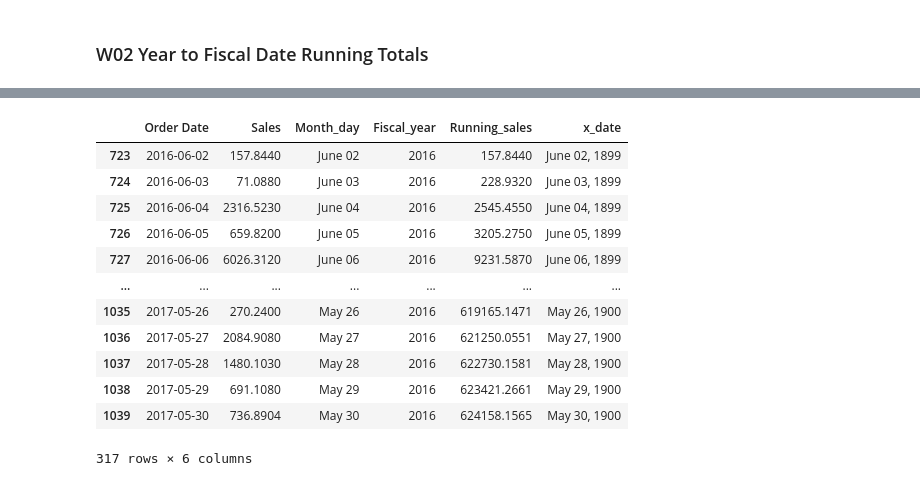
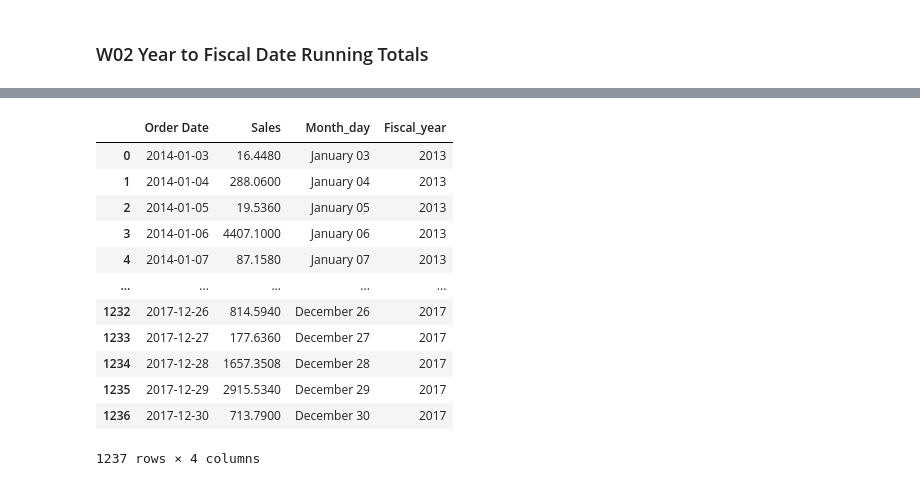
Before and after one commit to chenyulue/wow, a Jupyter notebook: wow.ipynb, the cells around one changed output, grey strips where cells are left out. Cells and saved outputs as stored; diff of their text form; code cells hidden in the pictures.

```diff
--- a/wow.ipynb
+++ b/wow.ipynb
@@ -333,26 +371,19 @@ fig.update_layout(
 )
 
 fig.show()
-# %%
-year = 2016
-filter_cond = data18w02_fiscal["Fiscal_year"] == year
-data18w02_year = data18w02_fiscal.loc[filter_cond, :]
-data18w02_year = data18w02_year.assign(
-    Running_sales=data18w02_year["Sales"].cumsum())
-
-data18w02_year = data18w02_year.assign(x_date=strptime)
-data18w02_year
-# %% [output]
-|  | Order Date | Sales | Month_day | Fiscal_year | Running_sales | x_date |
-| 723 | 2016-06-02 | 157.8440 | June 02 | 2016 | 157.8440 | June 02, 1899 |
-| 724 | 2016-06-03 | 71.0880 | June 03 | 2016 | 228.9320 | June 03, 1899 |
-| 725 | 2016-06-04 | 2316.5230 | June 04 | 2016 | 2545.4550 | June 04, 1899 |
-| 726 | 2016-06-05 | 659.8200 | June 05 | 2016 | 3205.2750 | June 05, 1899 |
-| 727 | 2016-06-06 | 6026.3120 | June 06 | 2016 | 9231.5870 | June 06, 1899 |
-| ... | ... | ... | ... | ... | ... | ... |
-| 1035 | 2017-05-26 | 270.2400 | May 26 | 2016 | 619165.1471 | May 26, 1900 |
-| 1036 | 2017-05-27 | 2084.9080 | May 27 | 2016 | 621250.0551 | May 27, 1900 |
-| 1037 | 2017-05-28 | 1480.1030 | May 28 | 2016 | 622730.1581 | May 28, 1900 |
-| 1038 | 2017-05-29 | 691.1080 | May 29 | 2016 | 623421.2661 | May 29, 1900 |
-| 1039 | 2017-05-30 | 736.8904 | May 30 | 2016 | 624158.1565 | May 30, 1900 |
-317 rows × 6 columns
+# %%
+data18w02_fiscal
+# %% [output]
+|  | Order Date | Sales | Month_day | Fiscal_year |
+| 0 | 2014-01-03 | 16.4480 | January 03 | 2013 |
+| 1 | 2014-01-04 | 288.0600 | January 04 | 2013 |
+| 2 | 2014-01-05 | 19.5360 | January 05 | 2013 |
+| 3 | 2014-01-06 | 4407.1000 | January 06 | 2013 |
+| 4 | 2014-01-07 | 87.1580 | January 07 | 2013 |
+| ... | ... | ... | ... | ... |
+| 1232 | 2017-12-26 | 814.5940 | December 26 | 2017 |
+| 1233 | 2017-12-27 | 177.6360 | December 27 | 2017 |
+| 1234 | 2017-12-28 | 1657.3508 | December 28 | 2017 |
+| 1235 | 2017-12-29 | 2915.5340 | December 29 | 2017 |
+| 1236 | 2017-12-30 | 713.7900 | December 30 | 2017 |
+1237 rows × 4 columns
```
Also changed, not shown: parts of 2 cells of this notebook, 2 other files.
